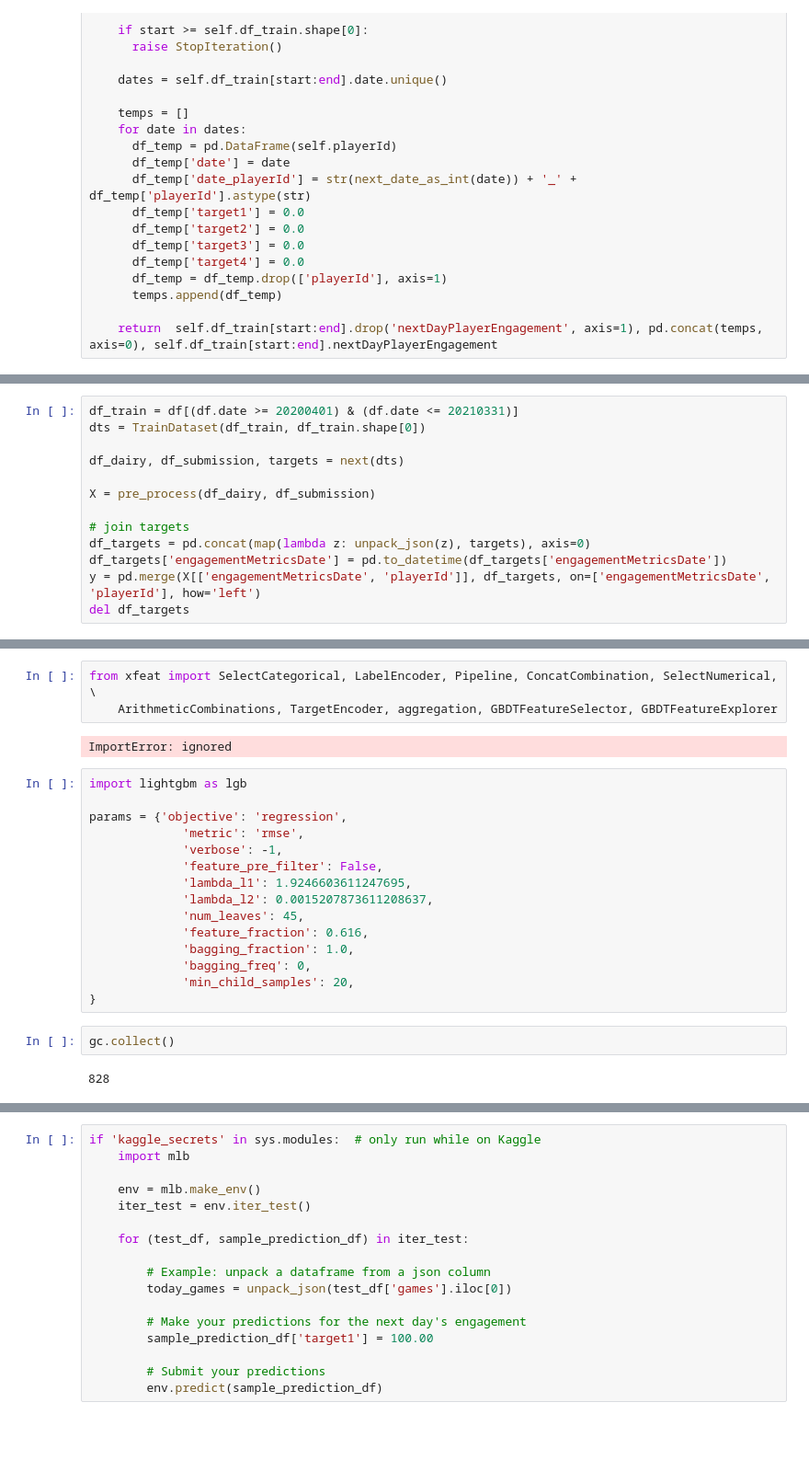
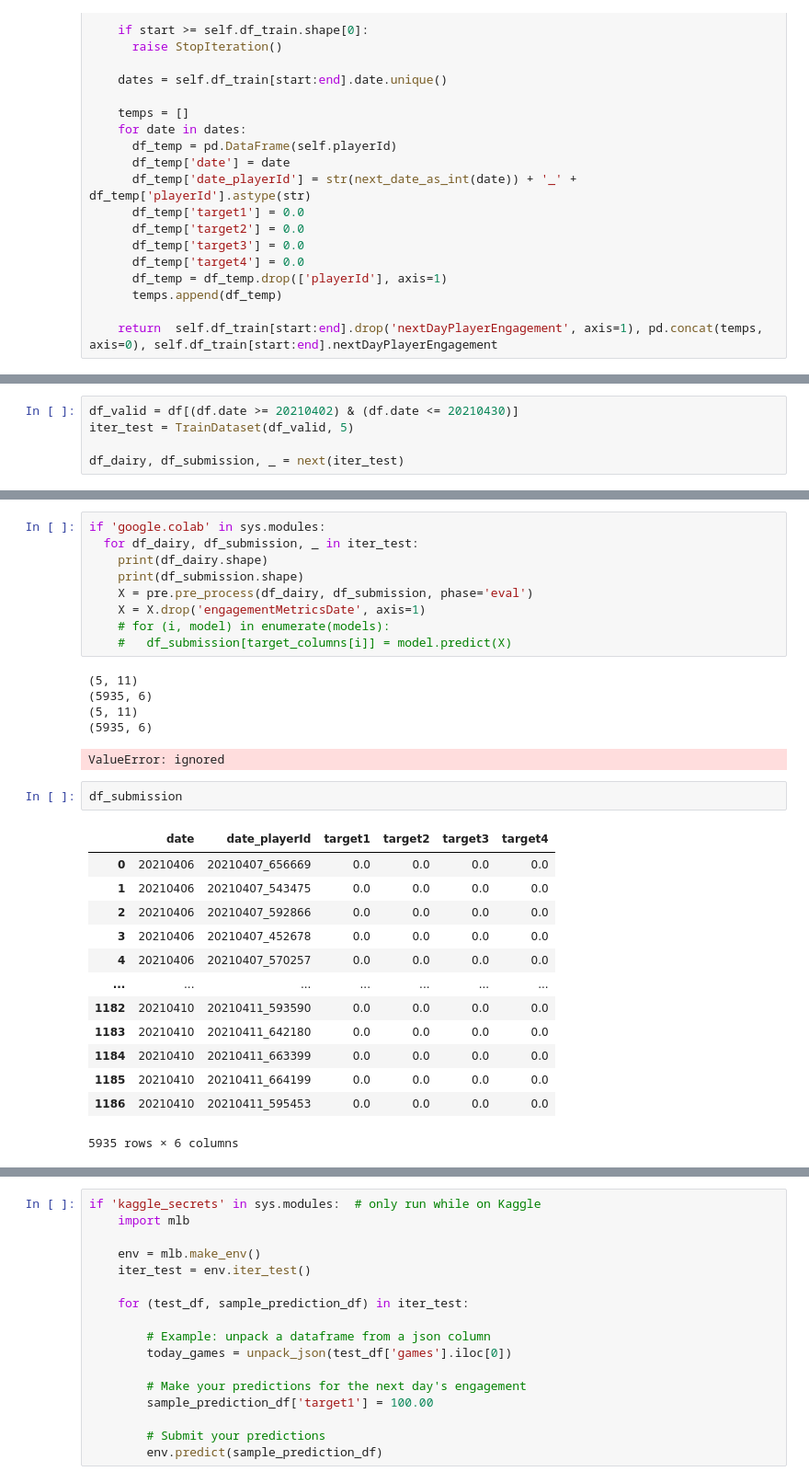
Before and after one commit to konamilk/mlb-player-digital-engagement-forecasting, a Jupyter notebook: MLB_baseline.ipynb, the cells around one changed output, grey strips where cells are left out. Shown: that part at 92% size. Cells and saved outputs as stored; diff of their text form; blank space fills up the shorter version.

```diff
--- a/MLB_baseline.ipynb
+++ b/MLB_baseline.ipynb
@@ -127 +275,6 @@ class TrainDataset(object):
+# %%
+df_valid = df[(df.date >= 20210402) & (df.date <= 20210430)]
+iter_test = TrainDataset(df_valid, 5)
+
+df_dairy, df_submission, _ = next(iter_test)
 # %%
@@ -189,13 +314,0 @@ def pre_process(df_dairy: pd.DataFrame, df_submission: pd.DataFrame) -> pd.DataF
-# %%
-df_train = df[(df.date >= 20200401) & (df.date <= 20210331)]
-dts = TrainDataset(df_train, df_train.shape[0])
-
-df_dairy, df_submission, targets = next(dts)
-
-X = pre_process(df_dairy, df_submission)
-
-# join targets
-df_targets = pd.concat(map(lambda z: unpack_json(z), targets), axis=0)
-df_targets['engagementMetricsDate'] = pd.to_datetime(df_targets['engagementMetricsDate'])
-y = pd.merge(X[['engagementMetricsDate', 'playerId']], df_targets, on=['engagementMetricsDate', 'playerId'], how='left')
-del df_targets
@@ -255,24 +325,31 @@ Successfully built xfeat
-# %%
-from xfeat import SelectCategorical, LabelEncoder, Pipeline, ConcatCombination, SelectNumerical, \
-    ArithmeticCombinations, TargetEncoder, aggregation, GBDTFeatureSelector, GBDTFeatureExplorer
-# %% [output]
-ImportError: ignored
-# %%
-import lightgbm as lgb
-
-params = {'objective': 'regression',
-             'metric': 'rmse',
-             'verbose': -1,
-             'feature_pre_filter': False,
-             'lambda_l1': 1.9246603611247695,
-             'lambda_l2': 0.0015207873611208637,
-             'num_leaves': 45,
-             'feature_fraction': 0.616,
-             'bagging_fraction': 1.0,
-             'bagging_freq': 0,
-             'min_child_samples': 20,
-}
-# %%
-gc.collect()
-# %% [output]
-828
+# %%
+if 'google.colab' in sys.modules:
+  for df_dairy, df_submission, _ in iter_test:
+    print(df_dairy.shape)
+    print(df_submission.shape)
+    X = pre.pre_process(df_dairy, df_submission, phase='eval')
+    X = X.drop('engagementMetricsDate', axis=1)
+    # for (i, model) in enumerate(models):
+    #   df_submission[target_columns[i]] = model.predict(X)
+# %% [output]
+(5, 11)
+(5935, 6)
+(5, 11)
+(5935, 6)
+ValueError: ignored
+# %%
+df_submission
+# %% [output]
+|  | date | date_playerId | target1 | target2 | target3 | target4 |
+| 0 | 20210406 | 20210407_656669 | 0.0 | 0.0 | 0.0 | 0.0 |
+| 1 | 20210406 | 20210407_543475 | 0.0 | 0.0 | 0.0 | 0.0 |
+| 2 | 20210406 | 20210407_592866 | 0.0 | 0.0 | 0.0 | 0.0 |
+| 3 | 20210406 | 20210407_452678 | 0.0 | 0.0 | 0.0 | 0.0 |
+| 4 | 20210406 | 20210407_570257 | 0.0 | 0.0 | 0.0 | 0.0 |
+| ... | ... | ... | ... | ... | ... | ... |
+| 1182 | 20210410 | 20210411_593590 | 0.0 | 0.0 | 0.0 | 0.0 |
+| 1183 | 20210410 | 20210411_642180 | 0.0 | 0.0 | 0.0 | 0.0 |
+| 1184 | 20210410 | 20210411_663399 | 0.0 | 0.0 | 0.0 | 0.0 |
+| 1185 | 20210410 | 20210411_664199 | 0.0 | 0.0 | 0.0 | 0.0 |
+| 1186 | 20210410 | 20210411_595453 | 0.0 | 0.0 | 0.0 | 0.0 |
+5935 rows × 6 columns
```
Also changed, not shown: parts of 14 cells of this notebook.
